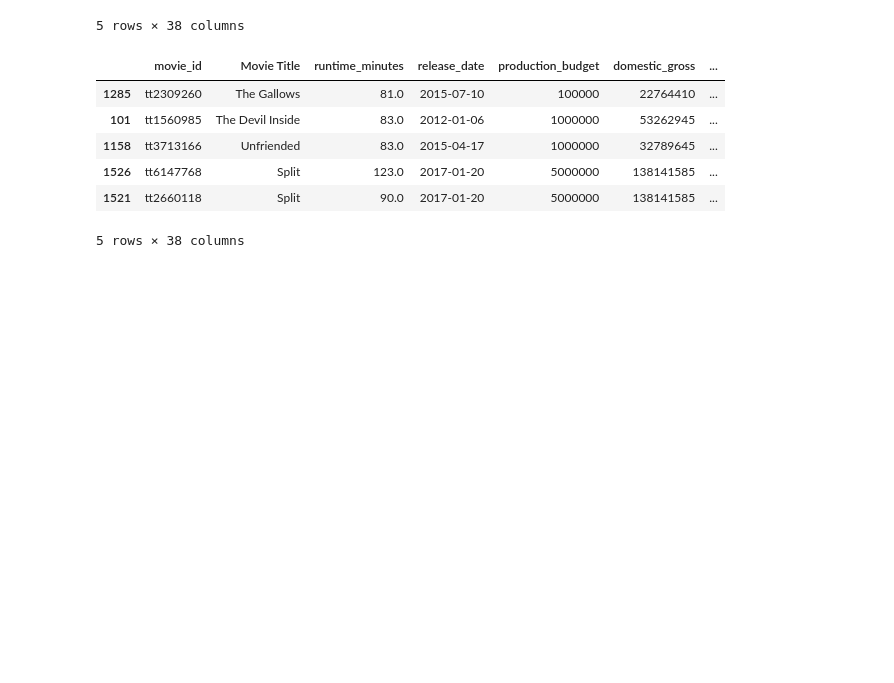
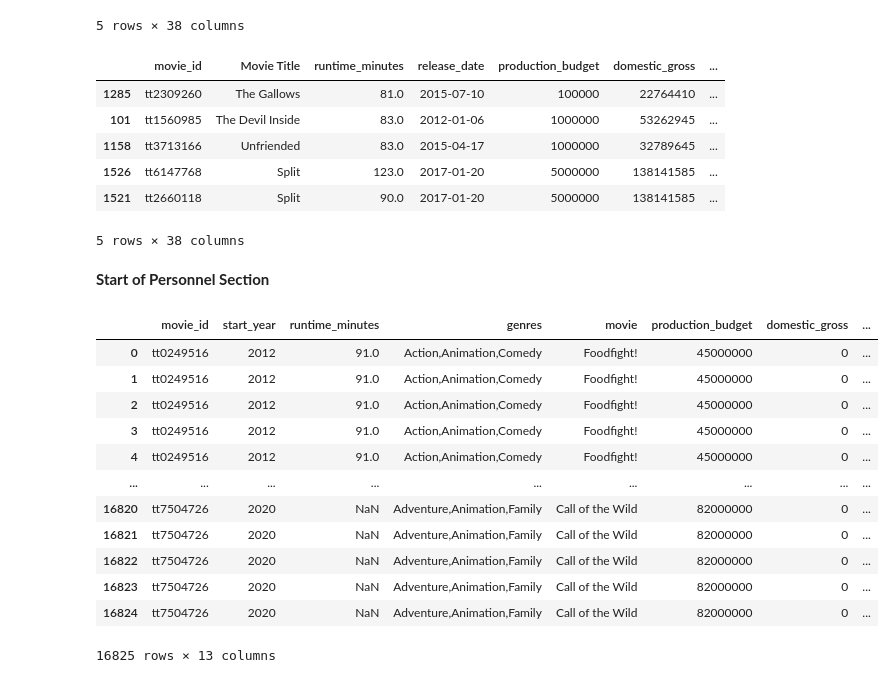
Before and after one commit to RH3421/Project-1-Microsoft-Makes-a-Movie, a Jupyter notebook: Genre_Budget.ipynb, the cells around one changed output. Saved outputs shown, nothing was run; the diff lists cells and outputs as text; code cells hidden in the pictures; blank space fills up the shorter version.

Commit message:
Added the principals, merged it with earlier form of genres_budget df.  Found top 5 in acting my mean net earnings

```diff
--- a/Genre_Budget.ipynb
+++ b/Genre_Budget.ipynb
@@ -25,3 +25,27 @@ pd.read_sql(q, conn)
 | 5 | table | persons | persons | 7 | CREATE TABLE "persons" (\n"person... |
 | 6 | table | principals | principals | 8 | CREATE TABLE "principals" (\n"mov... |
 | 7 | table | writers | writers | 9 | CREATE TABLE "writers" (\n"movie_... |
+# %%
+# create dataframe for principals work
+q = """
+SELECT pr.movie_id, pr.person_id, pr.category, p.primary_name, p.death_year, m.primary_title AS 'Movie Title'
+FROM principals pr
+    JOIN persons p
+        USING(person_id)
+    JOIN movie_basics m
+        USING(movie_id)
+"""
+principals_df = pd.read_sql(q, conn)
+# %%
+#Move alive principals into a new DF
+
+#Replace Null to give value (0) for entries to keep
+principals_df['death_year'].fillna(0, inplace=True)
+
+# Remove rows without valid death year
+alive_ppl = principals_df[principals_df['death_year'] == 0]
+
+# Create cleaned DF
+alive_ppl.drop(columns=['death_year'], inplace=True)
+
+alive_ppl
@@ -131,6 +173,9 @@ Genre_Budget = movie_clean.merge(recent, left_on='Movie Title', right_on='movie'
 
 #Add ROI (net_earnings/production_budget)
 Genre_Budget['ROI'] = Genre_Budget['net_earnings'] / Genre_Budget['production_budget']
+
+#Combined dataset of genre, people and budget
+GB_People = Genre_Budget.merge(alive_ppl, on='movie_id', how='inner')
 # %%
 #Assign budget categories based on Genre column
 Genre_Budget['budget <50M'] = Genre_Budget['production_budget'].apply(lambda x: 1 if x < 50000000 else 0)
@@ -288,3 +333,22 @@ top_movie_ROI.head()
 | 1526 | tt6147768 | Split | 123.0 | 2017-01-20 | 5000000 | 138141585 | ... |
 | 1521 | tt2660118 | Split | 90.0 | 2017-01-20 | 5000000 | 138141585 | ... |
 5 rows × 38 columns
+# %% [markdown]
+**Start of Personnel Section**
+# %%
+GB_People.drop(columns=['Movie Title_x', 'Movie Title_y', 'release_date', 'id'], inplace=True)
+#GB_People
+# %% [output]
+|  | movie_id | start_year | runtime_minutes | genres | movie | production_budget | domestic_gross | ... |
+| 0 | tt0249516 | 2012 | 91.0 | Action,Animation,Comedy | Foodfight! | 45000000 | 0 | ... |
+| 1 | tt0249516 | 2012 | 91.0 | Action,Animation,Comedy | Foodfight! | 45000000 | 0 | ... |
+| 2 | tt0249516 | 2012 | 91.0 | Action,Animation,Comedy | Foodfight! | 45000000 | 0 | ... |
+| 3 | tt0249516 | 2012 | 91.0 | Action,Animation,Comedy | Foodfight! | 45000000 | 0 | ... |
+| 4 | tt0249516 | 2012 | 91.0 | Action,Animation,Comedy | Foodfight! | 45000000 | 0 | ... |
+| ... | ... | ... | ... | ... | ... | ... | ... | ... |
+| 16820 | tt7504726 | 2020 | NaN | Adventure,Animation,Family | Call of the Wild | 82000000 | 0 | ... |
+| 16821 | tt7504726 | 2020 | NaN | Adventure,Animation,Family | Call of the Wild | 82000000 | 0 | ... |
+| 16822 | tt7504726 | 2020 | NaN | Adventure,Animation,Family | Call of the Wild | 82000000 | 0 | ... |
+| 16823 | tt7504726 | 2020 | NaN | Adventure,Animation,Family | Call of the Wild | 82000000 | 0 | ... |
+| 16824 | tt7504726 | 2020 | NaN | Adventure,Animation,Family | Call of the Wild | 82000000 | 0 | ... |
+16825 rows × 13 columns
```
Also changed, not shown: parts of 5 cells of this notebook.
